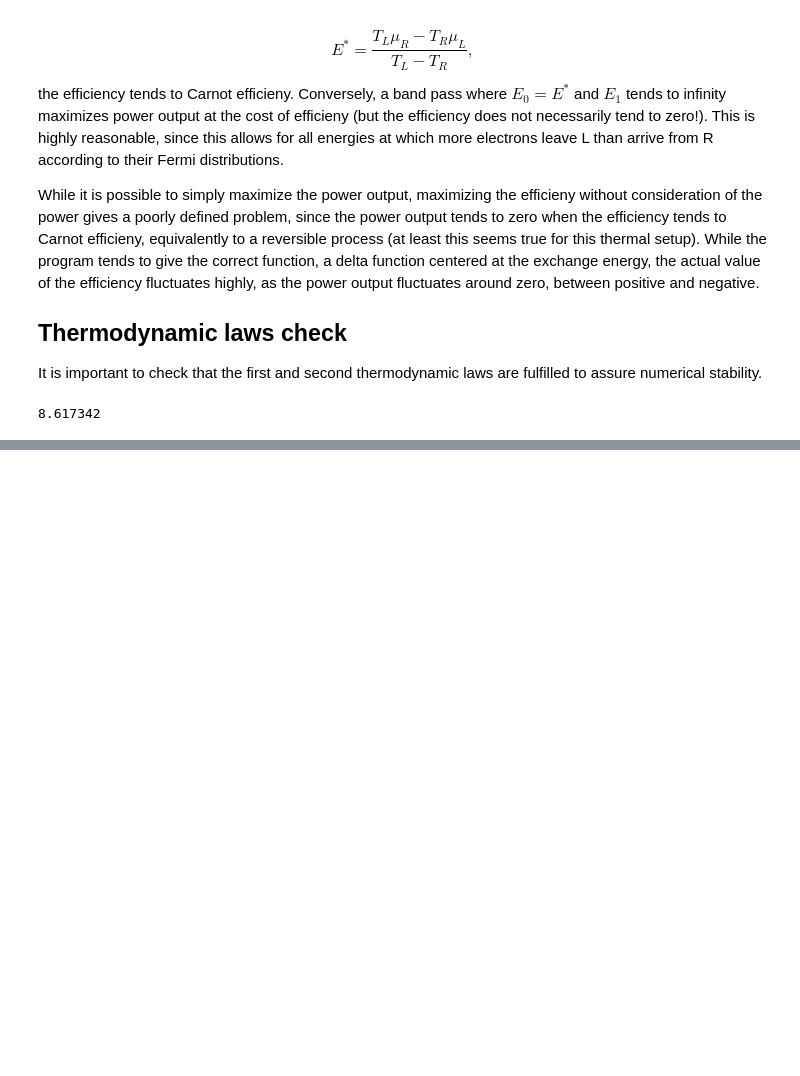
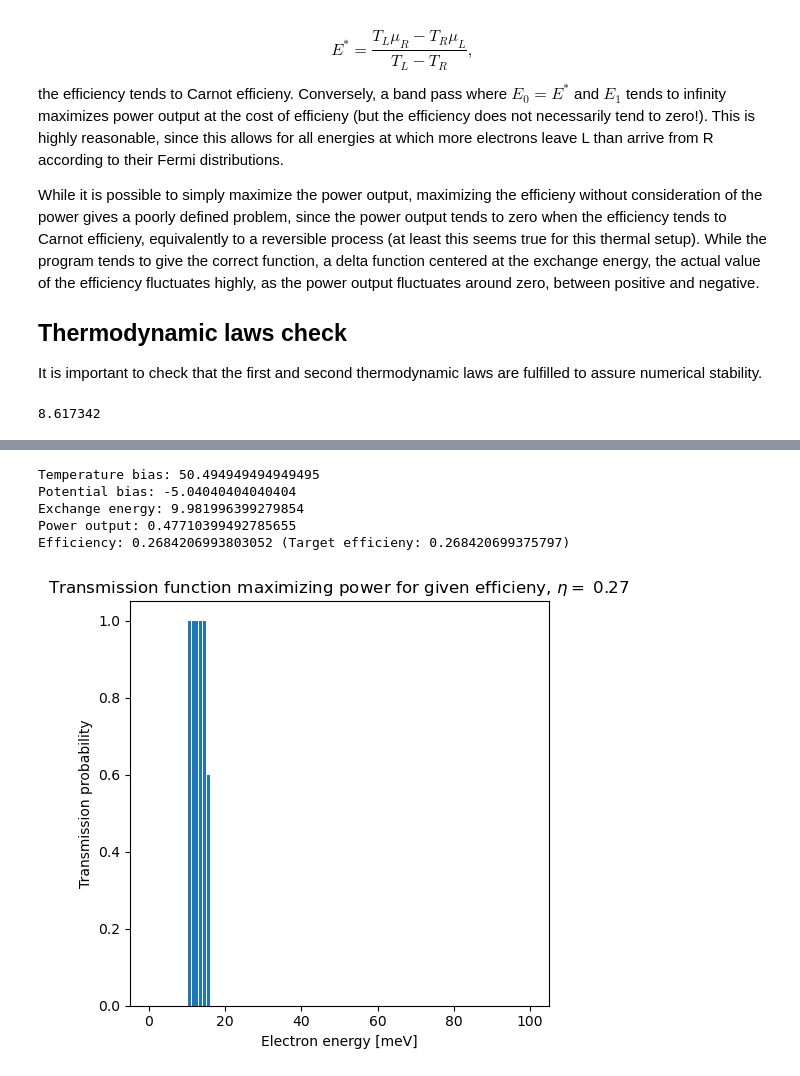
Before and after one commit to Edania/qthermo, a Jupyter notebook: transport_coeff.ipynb, the cells around one changed output, grey strips where cells are left out. Cells and saved outputs as stored; diff of their text form; code cells hidden in the pictures; blank space fills up the shorter version.

Commit message:
transf opt

```diff
--- a/transport_coeff.ipynb
+++ b/transport_coeff.ipynb
@@ -259,0 +318,11 @@ The generated power is [-0.00000000e+00  5.42799752e+00  9.94366030e+00  1.36336
+# %%
+
+E_start = 0; E_stop = 100
+n_chunks = 100
+deltaE = (E_stop-E_start)/n_chunks
+#if (E_start-E_stop) % deltaE != 0:
+#    print("Invalid energy range")
+#n_chunks = int((E_stop-E_start)/deltaE)
+
+E_range = np.linspace(E_start,E_stop,n_chunks)
+E_mids = (E_range[:-1]+E_range[1:])/2
@@ -259,0 +386,32 @@ The generated power is [-0.00000000e+00  5.42799752e+00  9.94366030e+00  1.36336
+# %%
+#TODO: Maximize efficiency for target power (how to decide a reasonable power output?)
+init_transf = np.random.uniform(0,1,len(E_mids))
+deltamu = r_deltamu[mu_idx]
+deltaT = r_deltaT[T_idx]
+target_eff = 0.8*carnot(deltaT)
+res = minimize(chunk_maximize_power, init_transf, args = (E_mids, deltamu, deltaT), bounds=(((0,1),)*len(E_mids)),
+               constraints = [{'type':'eq', 'fun': chunk_eff_constraint, 'args':(E_mids, deltamu, deltaT, target_eff)}])
+transf = res.x
+electric = chunk_current_integral(transf,E_mids, deltamu, deltaT,  type = "electric")
+heat = chunk_current_integral(transf, E_mids, deltamu, deltaT, type = "heat")
+power_ch = -deltamu*electric
+eff_ch = power_ch/heat
+print(f"Temperature bias: {deltaT}")
+print(f"Potential bias: {deltamu}")
+print(f"Exchange energy: {E_max(deltamu, deltaT)}")
+print(f"Power output: {power_ch}")
+print(f"Efficiency: {eff_ch} (Target efficieny: {target_eff})")
+fig = plt.figure(figsize=(5,5))
+plt.bar(E_mids, transf)
+plt.title(fr"Transmission function maximizing power for given efficieny, $\eta =$ {target_eff:.2f} ")
+plt.ylabel(f"Transmission probability")
+plt.xlabel("Electron energy [meV]")
+plt.tight_layout()
+plt.show()
+# %% [output]
+Temperature bias: 50.494949494949495
+Potential bias: -5.04040404040404
+Exchange energy: 9.981996399279854
+Power output: 0.47710399492785655
+Efficiency: 0.2684206993803052 (Target efficieny: 0.268420699375797)
+[figure, added]
```
Also changed, not shown: parts of 11 cells of this notebook.
